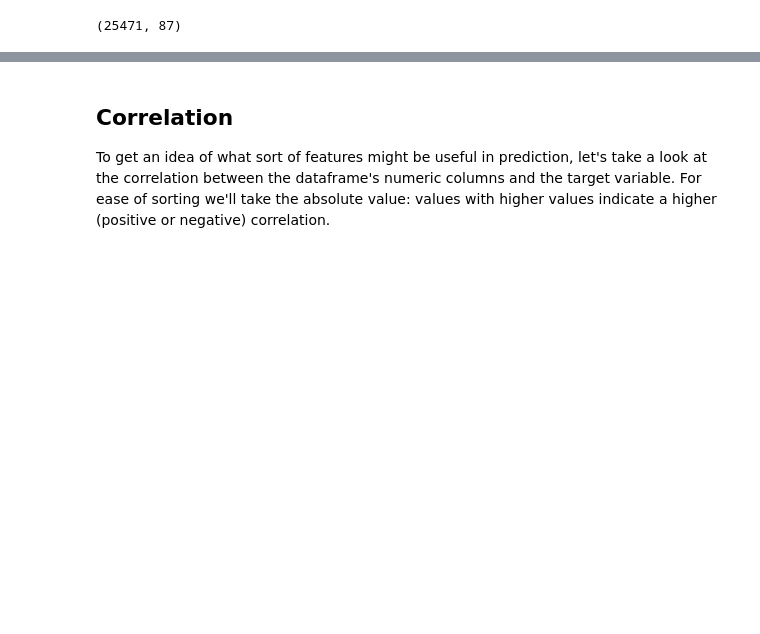
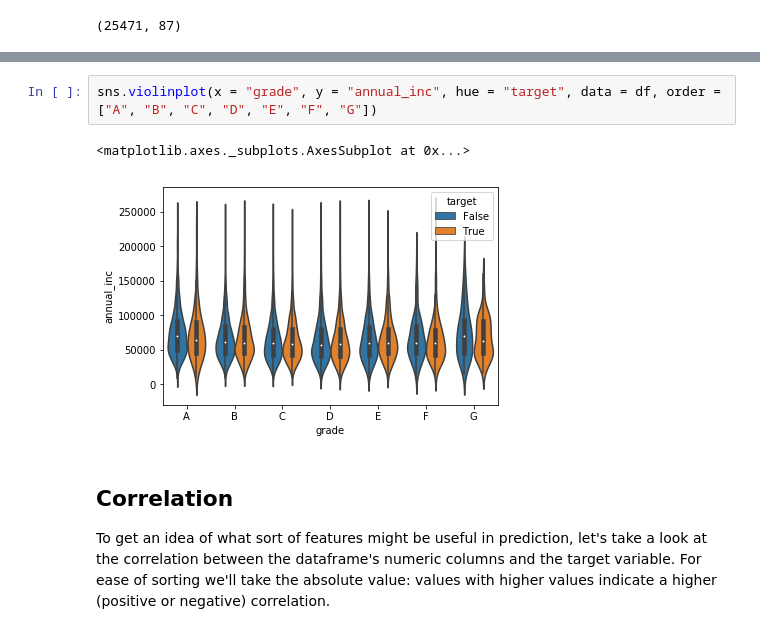
Before and after one commit to andmikey/lendingclub-analysis, a Jupyter notebook: notebooks/exploratory/190913-mandrejc-explore-data.ipynb, the cells around one changed output, grey strips where cells are left out. Cells and saved outputs as stored; diff of their text form; blank space fills up the shorter version.

```diff
--- a/notebooks/exploratory/190913-mandrejc-explore-data.ipynb
+++ b/notebooks/exploratory/190913-mandrejc-explore-data.ipynb
@@ -66,3 +78,8 @@ df.shape
+# %%
+sns.violinplot(x = "grade", y = "annual_inc", hue = "target", data = df, order = ["A", "B", "C", "D", "E", "F", "G"])
+# %% [output]
+<matplotlib.axes._subplots.AxesSubplot at 0x...>
+[figure, added]
 # %% [markdown]
 ## Correlation
 
```
Also changed, not shown: parts of 3 cells of this notebook.
